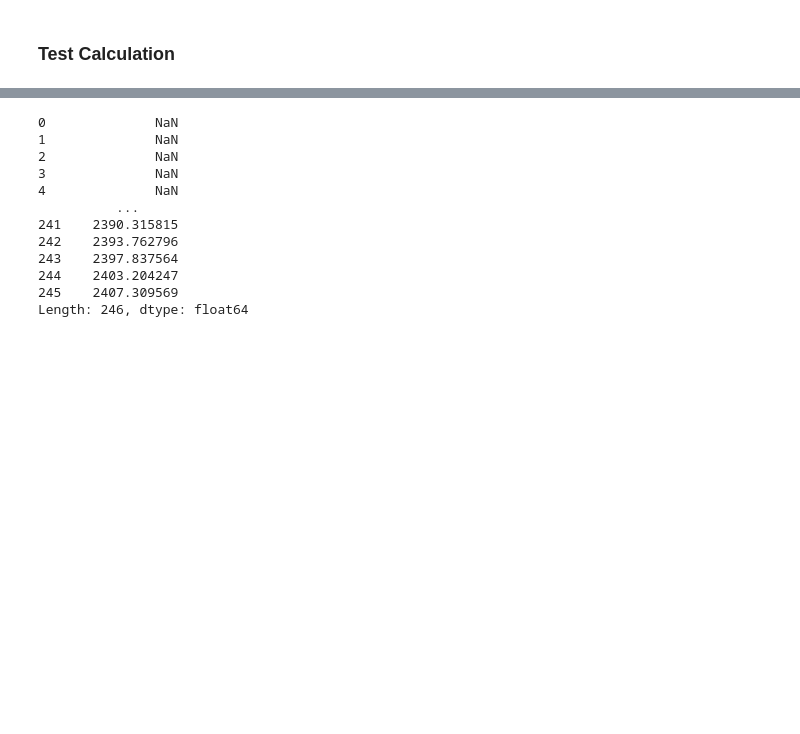
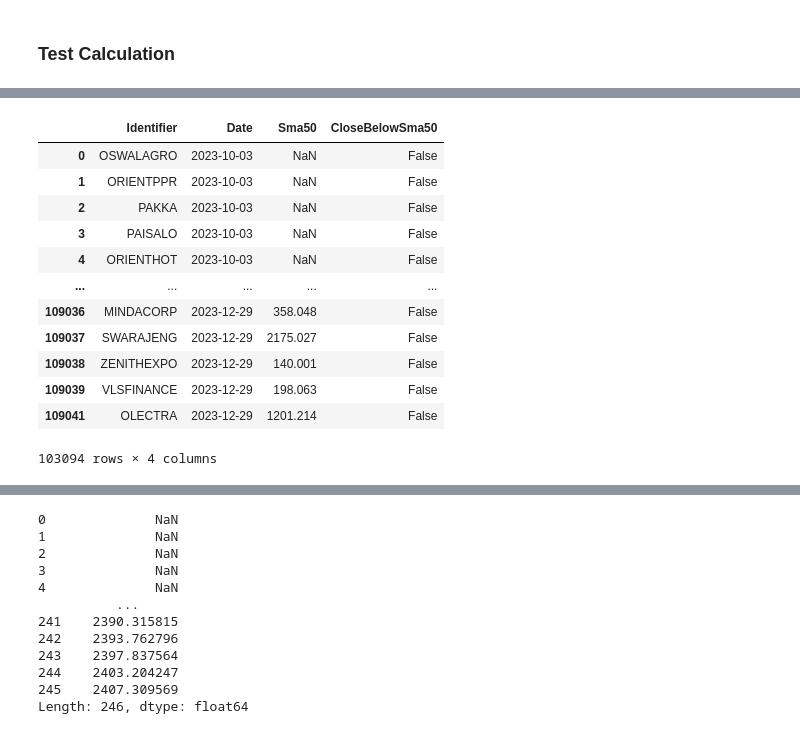
Before and after one commit to nareshrohra/markets_insights, a Jupyter notebook: notebooks/examples.ipynb, the cells around one changed output, grey strips where cells are left out. Saved outputs shown, nothing was run; the diff lists cells and outputs as text; code cells hidden in the pictures; blank space fills up the shorter version.

```diff
--- a/notebooks/examples.ipynb
+++ b/notebooks/examples.ipynb
@@ -148,0 +181,16 @@ HistoricalDataProcessor.process took 0 seconds
+# %%
+daily_data[daily_data[workers[1].get_columns()[0]] == False][['Identifier', 'Date', 'Sma50', workers[1].get_columns()[0]]]
+# %% [output]
+|  | Identifier | Date | Sma50 | CloseBelowSma50 |
+| 0 | OSWALAGRO | 2023-10-03 | NaN | False |
+| 1 | ORIENTPPR | 2023-10-03 | NaN | False |
+| 2 | PAKKA | 2023-10-03 | NaN | False |
+| 3 | PAISALO | 2023-10-03 | NaN | False |
+| 4 | ORIENTHOT | 2023-10-03 | NaN | False |
+| ... | ... | ... | ... | ... |
+| 109036 | MINDACORP | 2023-12-29 | 358.048 | False |
+| 109037 | SWARAJENG | 2023-12-29 | 2175.027 | False |
+| 109038 | ZENITHEXPO | 2023-12-29 | 140.001 | False |
+| 109039 | VLSFINANCE | 2023-12-29 | 198.063 | False |
+| 109041 | OLECTRA | 2023-12-29 | 1201.214 | False |
+103094 rows × 4 columns
```
Also changed, not shown: parts of 5 cells of this notebook, 9 other files.
